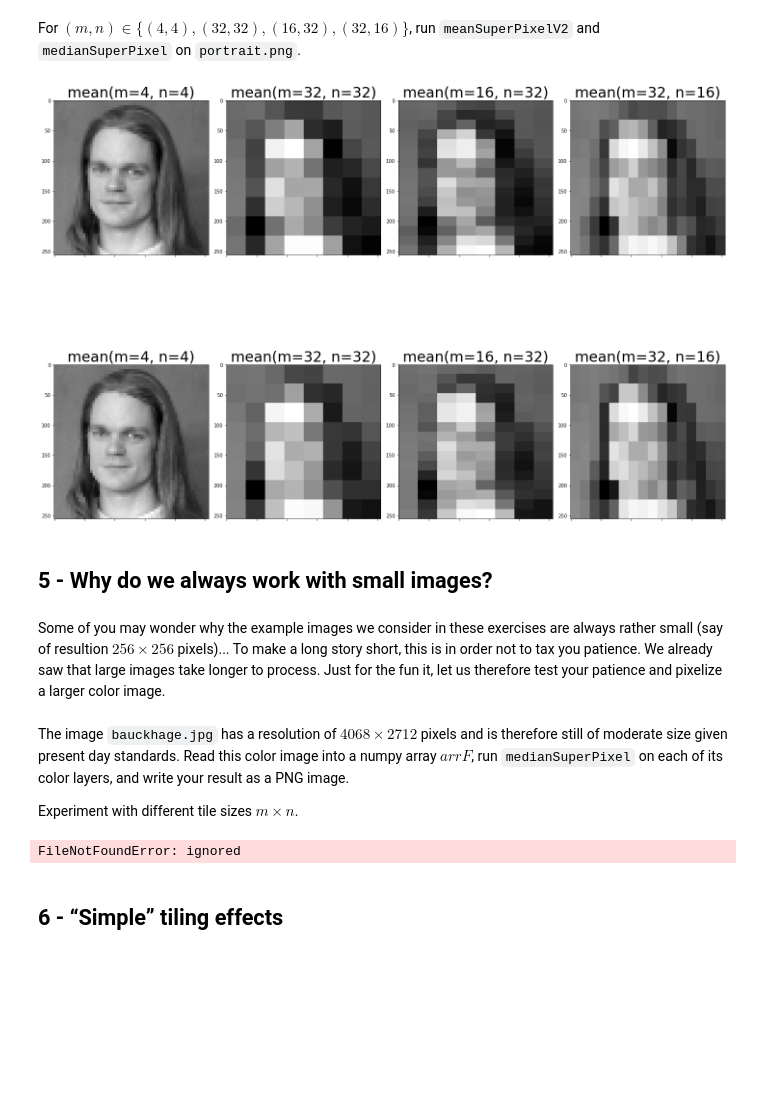
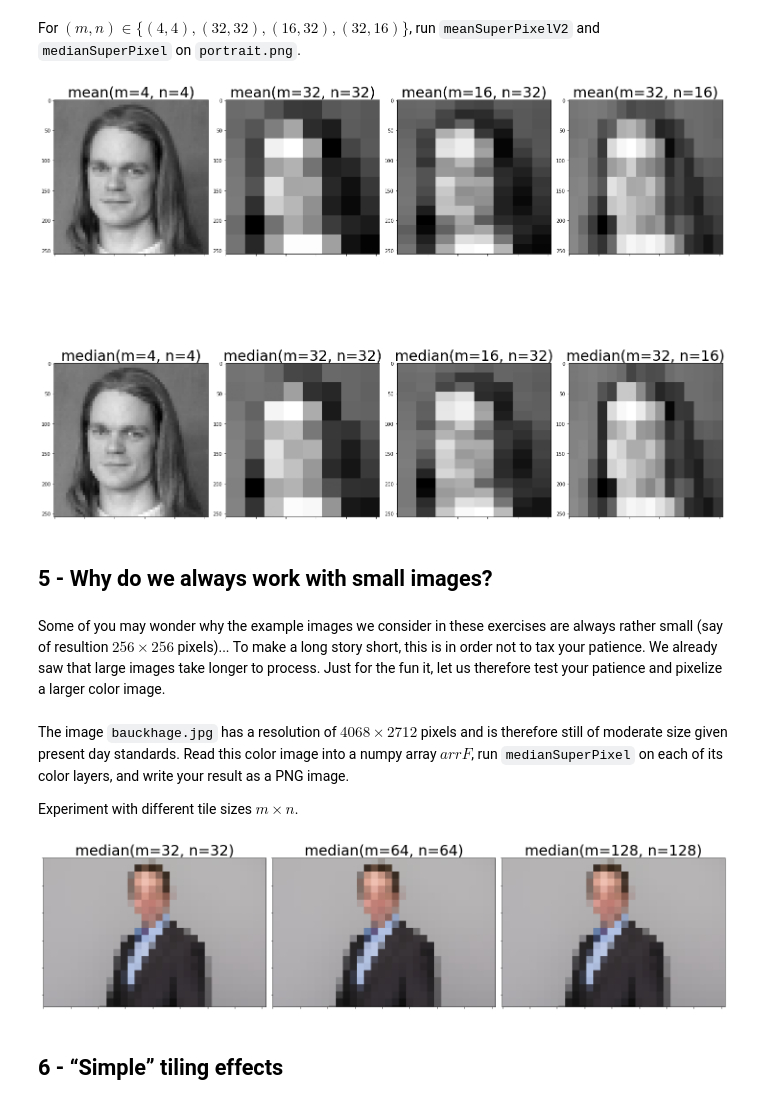
Before and after one commit to FabriceBeaumont/MA-INF_2314_IPSA, a Jupyter notebook: Code/Exercise2/ExerciseSheet2.ipynb, the cells around one changed output. Drawn from its saved outputs; the diff is of its cells as text; code cells hidden in the pictures; blank space fills up the shorter version.

```diff
--- a/Code/Exercise2/ExerciseSheet2.ipynb
+++ b/Code/Exercise2/ExerciseSheet2.ipynb
@@ -15,7 +15,7 @@ import timeit, functools
 # %%
 #!wget https://github.com/FabriceBeaumont/1-MA-INF_2314_IPSA_Repo/blob/main/Exercises/'0 Data'/portrait.png
 # %%
-def imageRead(imgname, pilmode ='L', arrtype=np.float):
+def imageRead(imgname, pilmode ='L', arrtype=float):
     """
     Read an image file into a numpy array
 
@@ -55,7 +55,7 @@ def naive_downsampling(arrF, m, n):
 
     return deleted_rows_and_columns
 # %%
-filename = "portrait.png"
+filename = "../Data/portrait.png"
 arrF = imageRead(filename)
 
 parameters = [(1, 1), (4, 4), (8, 8)]
@@ -97,7 +97,7 @@ def naive_upsampling(arrF, m, n):
 
     return np.kron(arrF, O)
 # %%
-filename = "portrait.png"
+filename = "../Data/portrait.png"
 arrF = imageRead(filename)
 
 parameters = [(1, 1), (2, 2), (4, 4), (8, 8)]
@@ -195,7 +195,7 @@ nRep    = 3
 nRun    = 100
 n = m   = 8
 
-filename0 = "portrait.png"
+filename0 = "../Data/portrait.png"
 arrF = imageRead(filename0)
 # %%
 runtime_evaluation(arrF, m, n, methods, nRep, nRun)
@@ -229,35 +229,35 @@ def medianSuperPixel(arrF, m, n):
 For $(m, n) \in \{ (4, 4), (32, 32), (16, 32), (32, 16)\}$, run `meanSuperPixelV2`
 and `medianSuperPixel` on `portrait.png`.
 # %%
-filename = "portrait.png"
+filename = "../Data/portrait.png"
 arrF = imageRead(filename)
 
 parameters = [(4, 4), (32, 32), (16, 32), (32, 16)]
 
 fig, axs = plt.subplots(2, len(parameters), figsize=(20,20))
 
 for i, (m, n) in enumerate(parameters):
     arrG_mean = meanSuperPixelV2(arrF, m, n)
     arrG_median = medianSuperPixel(arrF, m, n)
 
     ax_mean = axs[0, i]
     ax_mean.imshow(arrG_mean, cmap='gray')
     ax_mean.set_title(f"mean(m={m}, n={n})", fontsize=30)
     ax_mean.set_xticklabels([]); ax.set_yticklabels([])
 
     ax_median = axs[1, i]
     ax_median.imshow(arrG_median, cmap='gray')
-    ax_median.set_title(f"mean(m={m}, n={n})", fontsize=30)
+    ax_median.set_title(f"median(m={m}, n={n})", fontsize=30)
     ax_median.set_xticklabels([]); ax.set_yticklabels([])
 
     fig.tight_layout()
 # %% [output]
-[figure, old version]
+[figure, new version]
 # %% [markdown]
 ## 5 - Why do we always work with small images?
 # %% [markdown]
 Some of you may wonder why the example images we consider in these exercises are always rather small (say of resultion $256\times 256$ pixels)...
-To make a long story short, this is in order not to tax you patience. We already
+To make a long story short, this is in order not to tax your patience. We already
 saw that large images take longer to process. Just for the fun it, let us
 therefore test your patience and pixelize a larger color image.
 # %% [markdown]
@@ -266,9 +266,7 @@ The image `bauckhage.jpg`  has a resolution of $4068 \times 2712$ pixels and is
 Experiment with different tile sizes
 $m\times n$.
 # %%
-filename = "bauckhage.jpg"
+filename = "../Data/bauckhage.jpg"
 arrF = imageRead(filename, pilmode='RGB')
 
 #THE IMAGE SEEMS TO BE TO LARGE - alternative solution?/Download/downsample?
-# %% [output]
-FileNotFoundError: ignored
@@ -296,3 +273,20 @@ plt.set_xticklabels([]); ax.set_yticklabels([])
+# %%
+parameters = [(32, 32), (64, 64), (128, 128)]
+
+fig, axs = plt.subplots(1, len(parameters), figsize=(20,20))
+
+for i, (m, n) in enumerate(parameters):
+    ax = axs[i] if len(parameters) > 1 else axs
+    for c in range(3):
+        # simply calling the medianSuperPixel function on each color channel
+        arrF[:, :, c] = medianSuperPixel(arrF[:,:,c], m, n)
+    ax.set_title(f"median(m={m}, n={n})", fontsize=30)
+    ax.imshow(arrF / 255)
+    ax.set_xticklabels([]); ax.set_yticklabels([])
+
+    fig.tight_layout()
+# %% [output]
+[figure, added]
 # %% [markdown]
 ## 6 - “Simple” tiling effects
 # %% [markdown]
```
Also changed, not shown: parts of 10 cells of this notebook, 1 other file.
